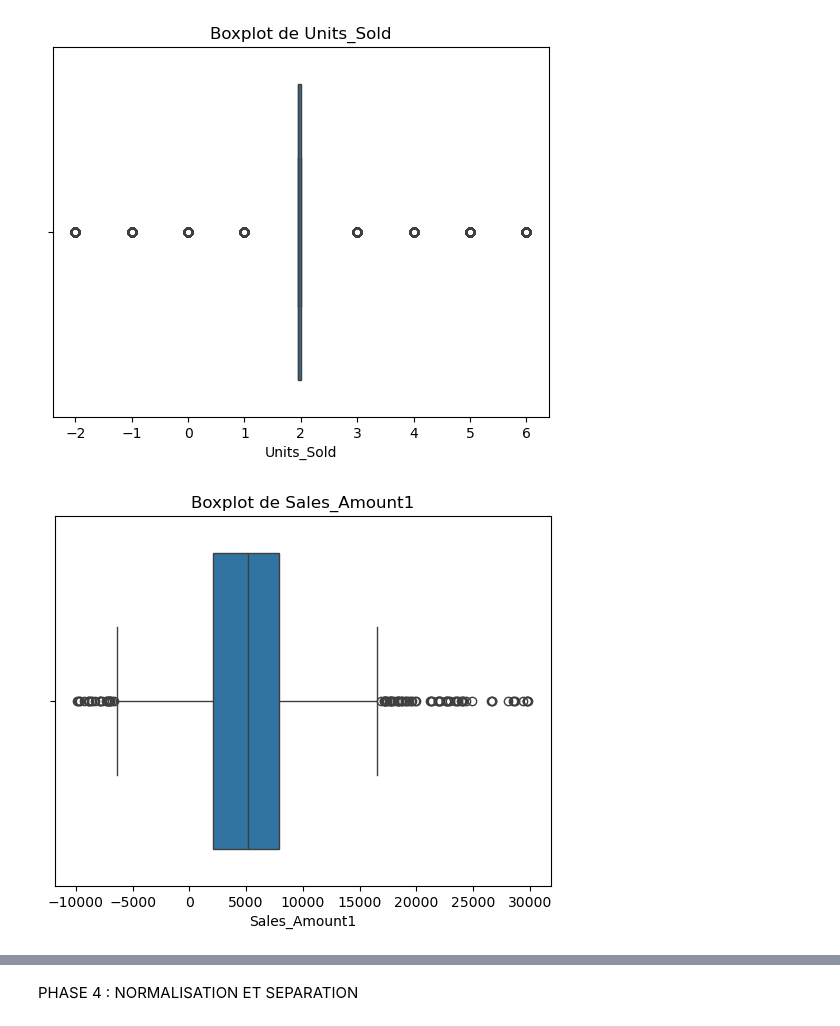
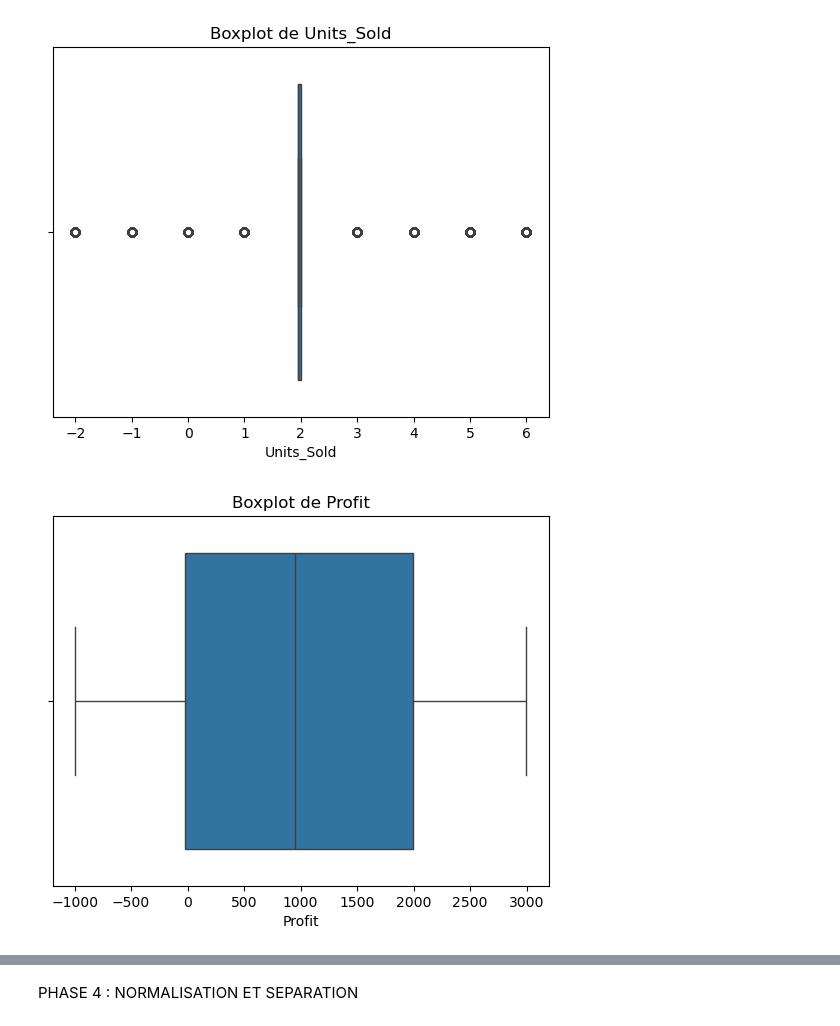
Before and after one commit to paulemoussavou3-alt/Analyse_commande_commerciale, a Jupyter notebook: train_ca.ipynb, the cells around one changed output, grey strips where cells are left out. Cells and saved outputs as stored; diff of their text form; code cells hidden in the pictures.

```diff
--- a/train_ca.ipynb
+++ b/train_ca.ipynb
@@ -332,2 +338,0 @@ Nous allons maintenant les supprimer
-# %%
-data_clean=data_clean.drop_duplicates()
@@ -342,2 +338,0 @@ Avant de finir, notre nettoyage par les outliers nous allons régler le problèm
-# %%
-data_clean["Sales_Amount1"]=data_clean["Unit_Price"] * data_clean["Units_Sold"] - ((data_clean["Unit_Price"] * data_clean["Units_Sold"]) * data_clean["Discount_%"] / 100)
@@ -368,2 +338,0 @@ Nous allons supprimer l'ancienne colonne des chiffres d'affaire
-# %%
-data_clean=data_clean.drop(columns=["Sales_Amount"])
@@ -403,11 +356,11 @@ plt.show()
 [figure]
 # %%
 #boxplot Sales_Amount
-sn.boxplot(x=data_clean["Sales_Amount1"])
-plt.title("Boxplot de Sales_Amount1")
+sn.boxplot(x=data_clean["Profit"])
+plt.title("Boxplot de Profit")
 plt.show()
 # %% [output]
-[figure, old version]
+[figure, new version]
 # %%
 #boxplot Discount_%
 sn.boxplot(x=data_clean["Discount_%"])
```
Also changed, not shown: parts of 51 cells of this notebook.
